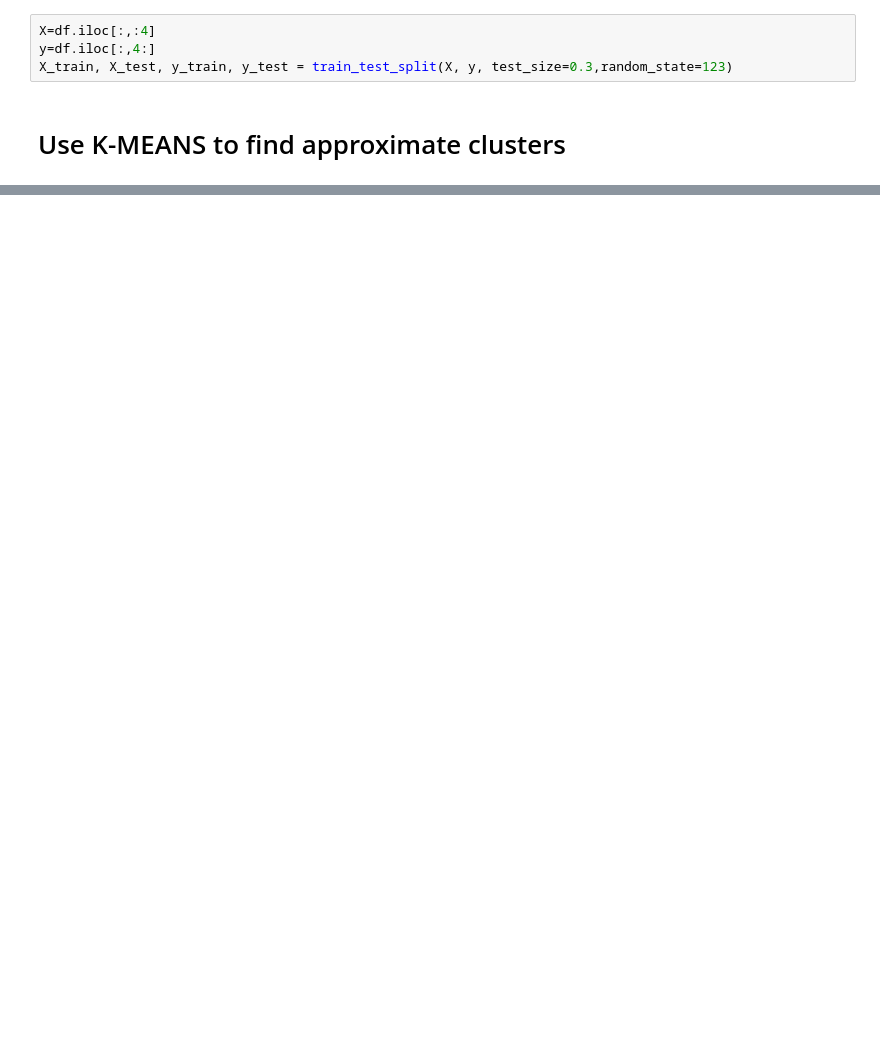
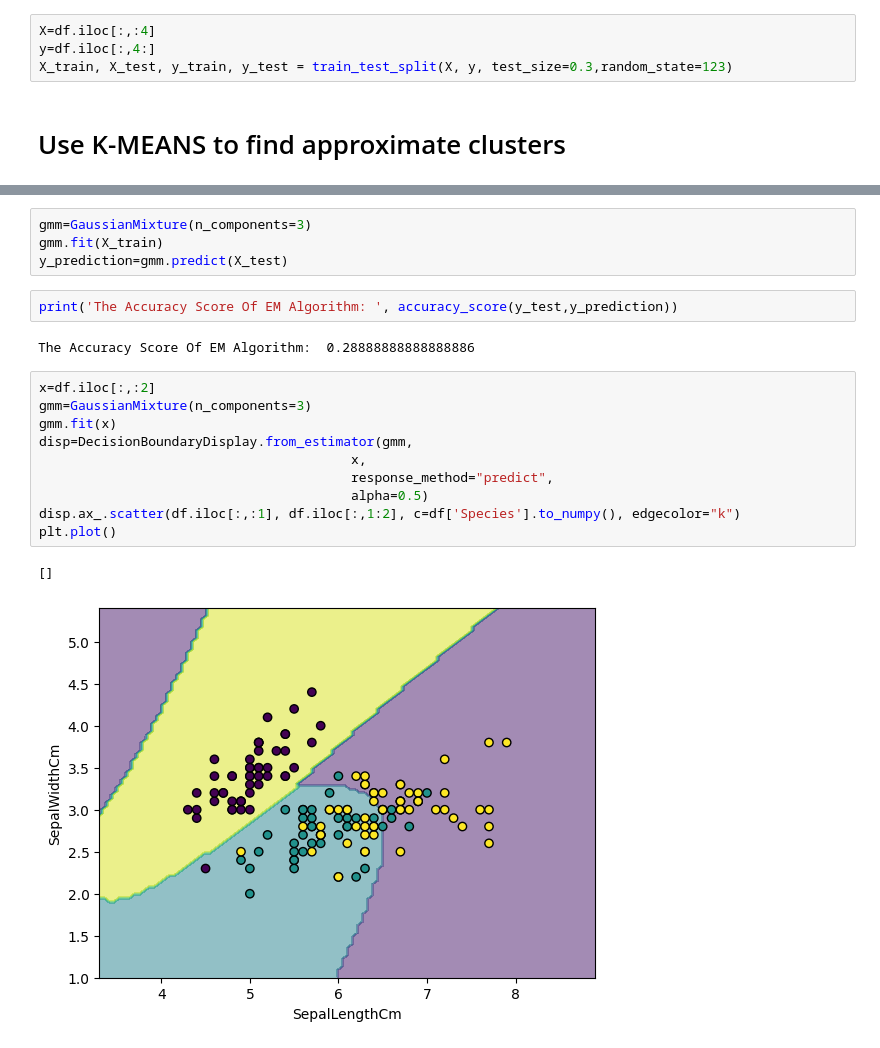
Before and after one commit to AYUSH27112021/ML-LAB, a Jupyter notebook: 18AIL76/K-Nearest Neighbour algorithm/KNN.ipynb, the cells around one changed output, grey strips where cells are left out. Cells and saved outputs as stored; diff of their text form; blank space fills up the shorter version.

```diff
--- a/18AIL76/K-Nearest Neighbour algorithm/KNN.ipynb
+++ b/18AIL76/K-Nearest Neighbour algorithm/KNN.ipynb
@@ -54,0 +58,21 @@ plt.show()
+# %%
+gmm=GaussianMixture(n_components=3)
+gmm.fit(X_train)
+y_prediction=gmm.predict(X_test)
+# %%
+print('The Accuracy Score Of EM Algorithm: ', accuracy_score(y_test,y_prediction))
+# %% [output]
+The Accuracy Score Of EM Algorithm:  0.28888888888888886
+# %%
+x=df.iloc[:,:2]
+gmm=GaussianMixture(n_components=3)
+gmm.fit(x)
+disp=DecisionBoundaryDisplay.from_estimator(gmm,
+                                        x,
+                                        response_method="predict",
+                                        alpha=0.5)
+disp.ax_.scatter(df.iloc[:,:1], df.iloc[:,1:2], c=df['Species'].to_numpy(), edgecolor="k")
+plt.plot()
+# %% [output]
+[]
+[figure, added]
```
Also changed, not shown: parts of 11 cells of this notebook, 1 other file.
